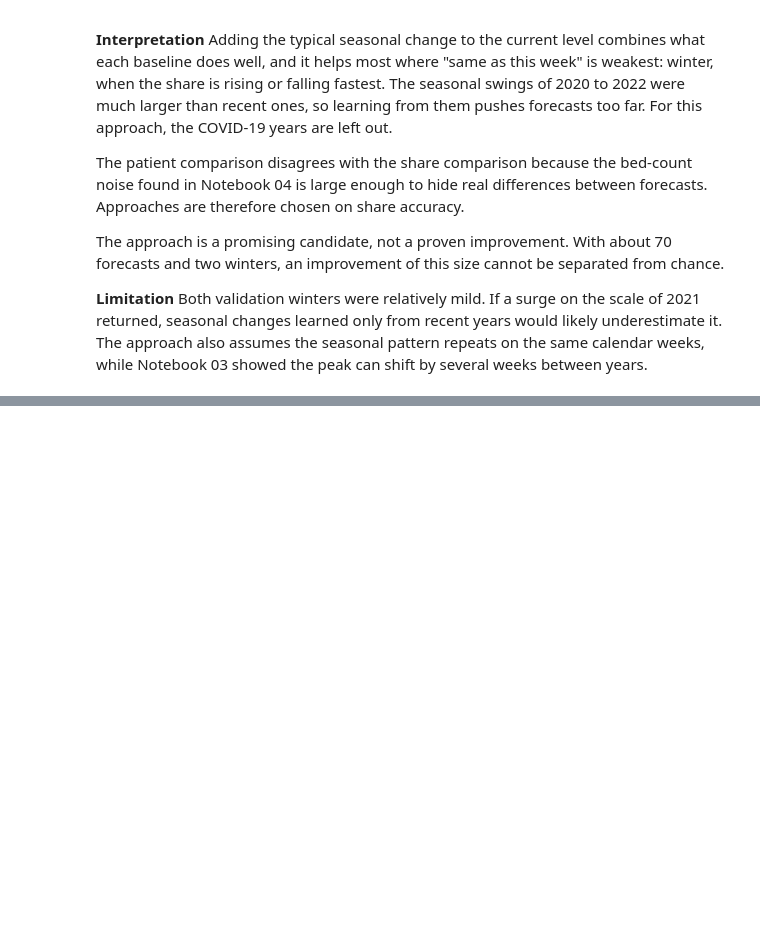
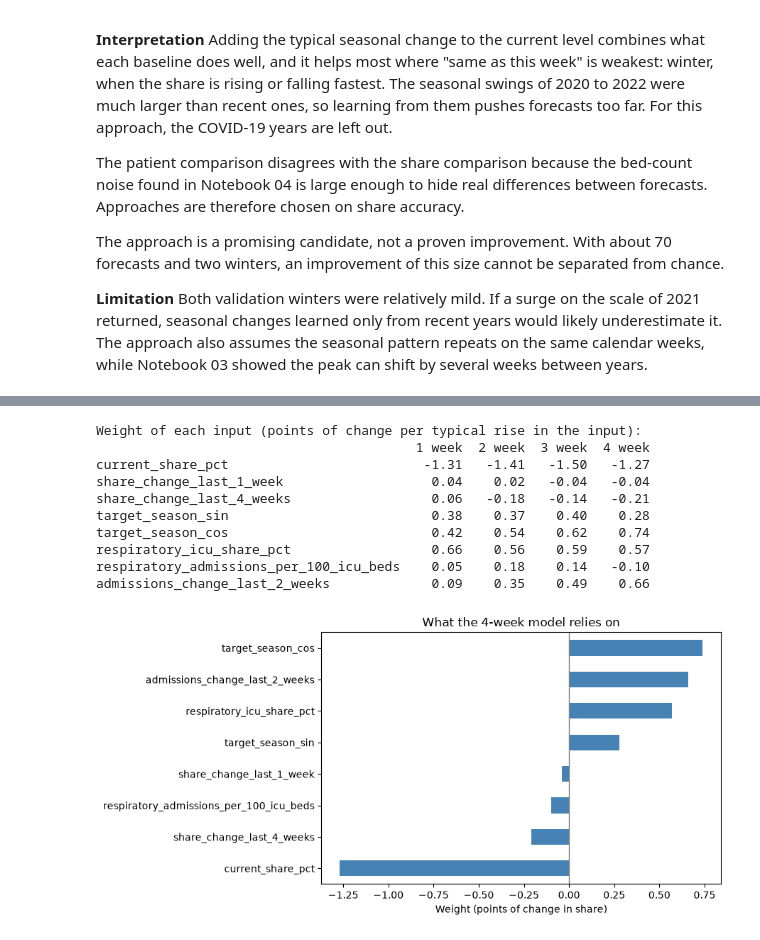
Before and after one commit to abdulrahimham/icu-bed-forecasting, a Jupyter notebook: notebooks/05_models.ipynb, the cells around one changed output, grey strips where cells are left out. Saved outputs shown, nothing was run; the diff lists cells and outputs as text; code cells hidden in the pictures; blank space fills up the shorter version.

Commit message:
Add regression approach with respiratory inputs

```diff
--- a/notebooks/05_models.ipynb
+++ b/notebooks/05_models.ipynb
@@ -206,0 +419,34 @@ Both validation winters were relatively mild. If a surge on the scale of 2021 re
+# %%
+from src.backtesting import VALIDATION_PERIOD_END
+
+features_with_respiratory = LEVEL_SEASON_FEATURES + RESPIRATORY_FEATURES
+last_validation_position = position_of_week[weekly_features.loc[weekly_features["week_ending"] <= VALIDATION_PERIOD_END, "week_ending"].max()]
+weight_table = {}
+for horizon in [1, 2, 3, 4]:
+    train = training_rows(horizon, last_validation_position, "2023-01-01").dropna(subset=features_with_respiratory + ["share_change_ahead"])
+    model = make_pipeline(StandardScaler(), RidgeCV(alphas=np.logspace(-2, 3, 20)))
+    model.fit(train[features_with_respiratory], train["share_change_ahead"])
+    weight_table[f"{horizon} week"] = model[-1].coef_
+weights = pd.DataFrame(weight_table, index=features_with_respiratory).round(2)
+print("Weight of each input (points of change per typical rise in the input):")
+print(weights.to_string())
+
+figure, weight_axis = plt.subplots(figsize=(9, 4.5))
+weights["4 week"].sort_values().plot.barh(ax=weight_axis, color="steelblue")
+weight_axis.axvline(0, color="gray", linewidth=1)
+weight_axis.set_xlabel("Weight (points of change in share)")
+weight_axis.set_title("What the 4-week model relies on")
+plt.tight_layout()
+plt.show()
+# %% [output]
+Weight of each input (points of change per typical rise in the input):
+                                         1 week  2 week  3 week  4 week
+current_share_pct                         -1.31   -1.41   -1.50   -1.27
+share_change_last_1_week                   0.04    0.02   -0.04   -0.04
+share_change_last_4_weeks                  0.06   -0.18   -0.14   -0.21
+target_season_sin                          0.38    0.37    0.40    0.28
+target_season_cos                          0.42    0.54    0.62    0.74
+respiratory_icu_share_pct                  0.66    0.56    0.59    0.57
+respiratory_admissions_per_100_icu_beds    0.05    0.18    0.14   -0.10
+admissions_change_last_2_weeks             0.09    0.35    0.49    0.66
+[figure, added]
```
Also changed, not shown: parts of 9 cells of this notebook, 2 other files.
